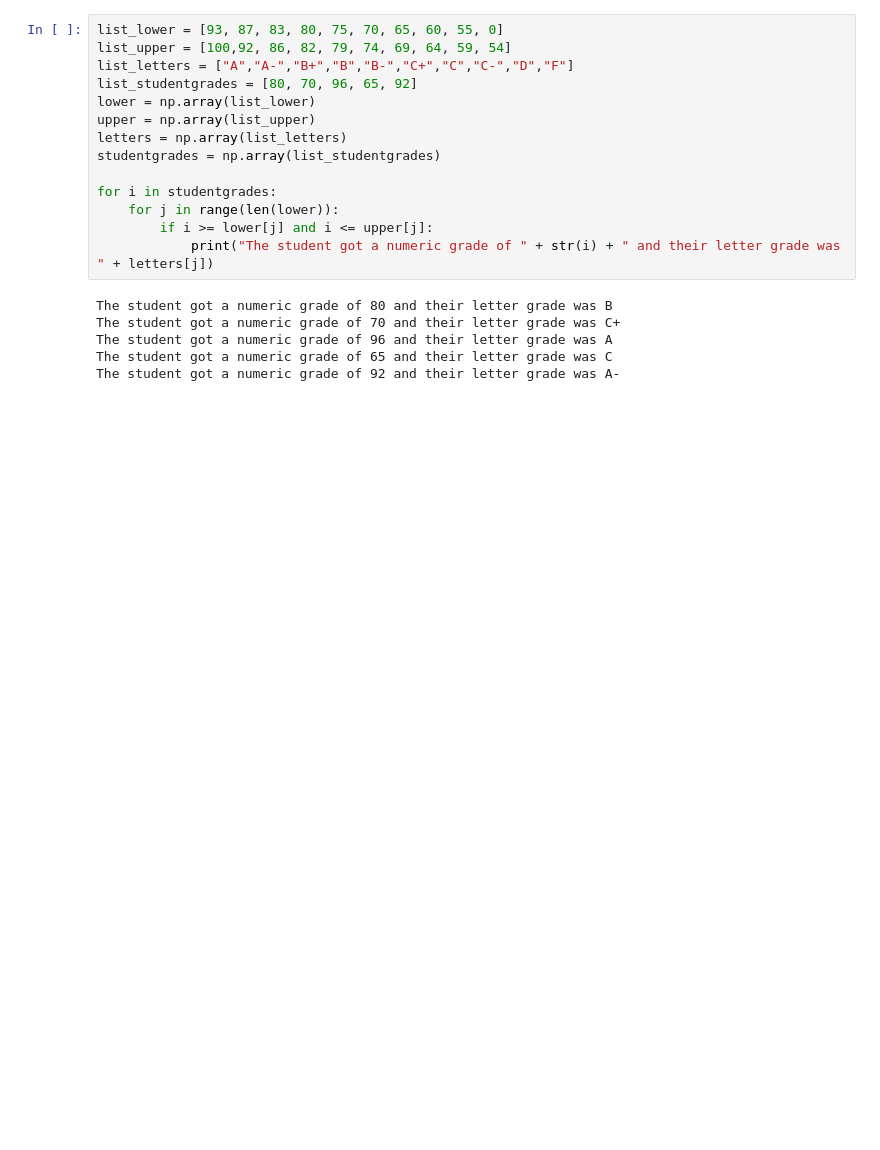
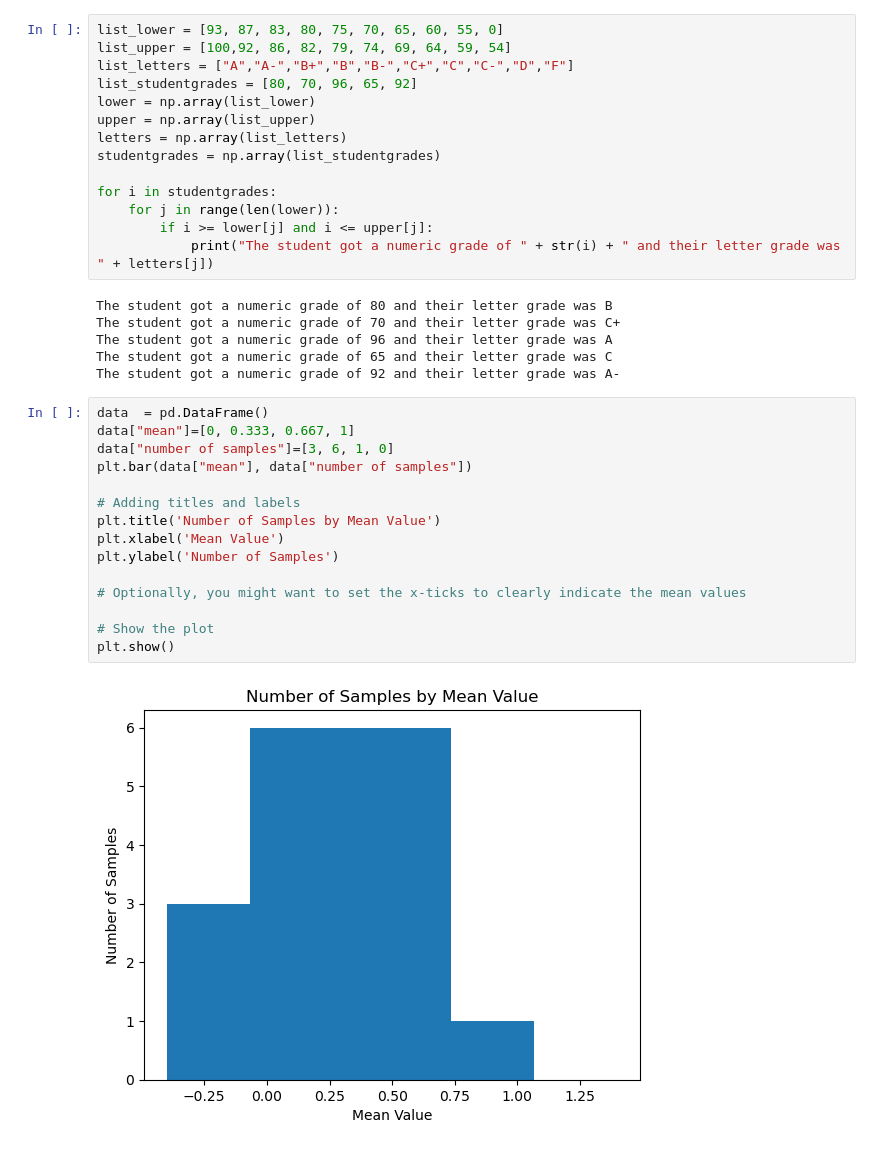
Before and after one commit to AquaticSLyc/qtm151spring2024, a Jupyter notebook: assignment4/assignment4.ipynb, the cells around one changed output. Cells and saved outputs as stored; diff of their text form; blank space fills up the shorter version.

```diff
--- a/assignment4/assignment4.ipynb
+++ b/assignment4/assignment4.ipynb
@@ -164,3 +165,20 @@ The student got a numeric grade of 70 and their letter grade was C+
 The student got a numeric grade of 96 and their letter grade was A
 The student got a numeric grade of 65 and their letter grade was C
 The student got a numeric grade of 92 and their letter grade was A-
+# %%
+data  = pd.DataFrame()
+data["mean"]=[0, 0.333, 0.667, 1]
+data["number of samples"]=[3, 6, 1, 0]
+plt.bar(data["mean"], data["number of samples"])
+
+# Adding titles and labels
+plt.title('Number of Samples by Mean Value')
+plt.xlabel('Mean Value')
+plt.ylabel('Number of Samples')
+
+# Optionally, you might want to set the x-ticks to clearly indicate the mean values
+
+# Show the plot
+plt.show()
+# %% [output]
+[figure, added]
```
Also changed, not shown: parts of 1 cell of this notebook, 6 other files.
